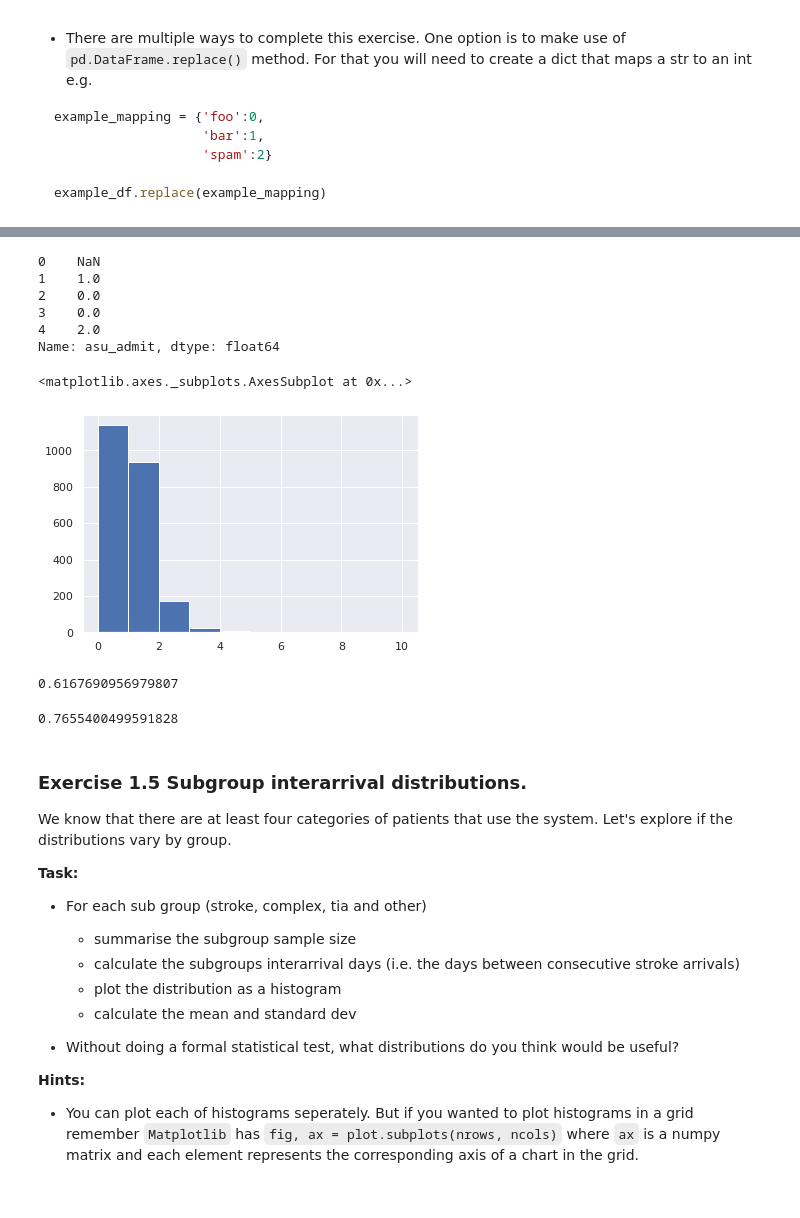
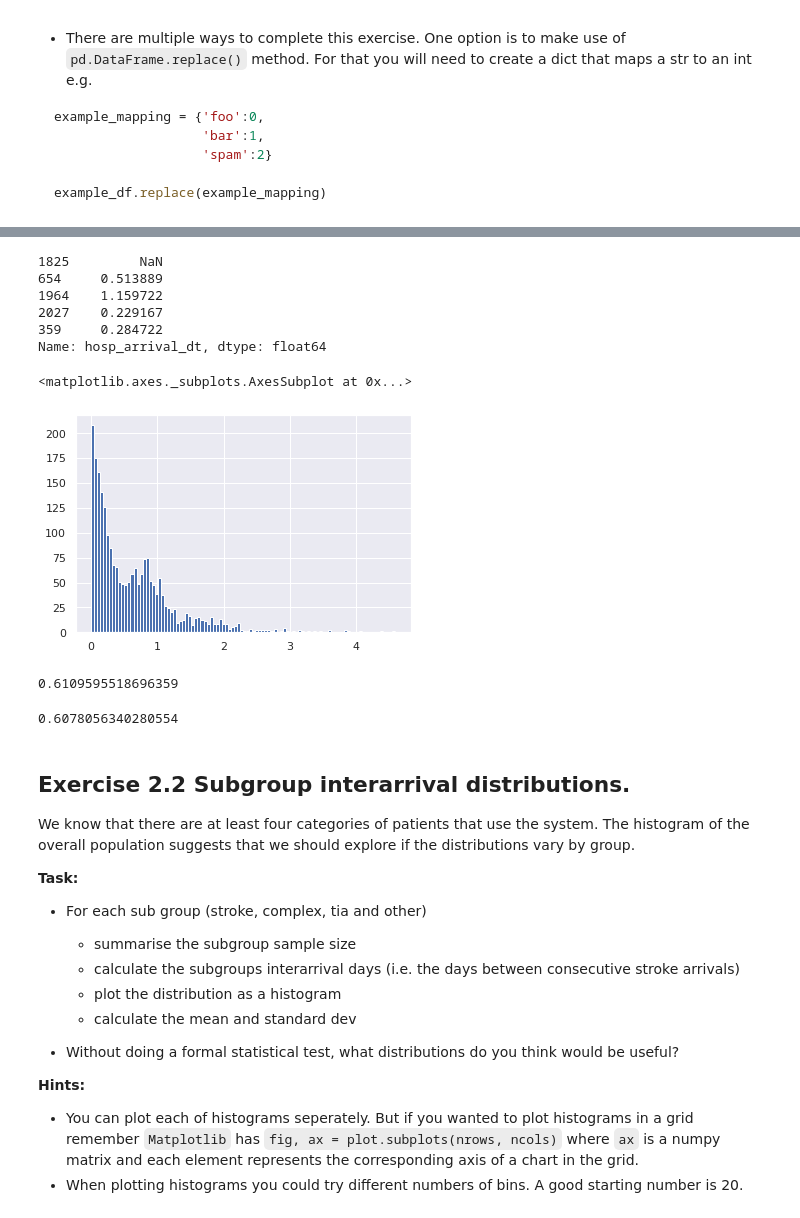
Before and after one commit to health-data-science-OR/stochastic_systems, a Jupyter notebook: labs/simulation/lab2/simulation_lab2_inputmodelling_SOLUITONS.ipynb, the cells around one changed output, grey strips where cells are left out. Drawn from its saved outputs; the diff is of its cells as text; code cells hidden in the pictures.

Commit message:
lab2 data cleaning exercise

````diff
--- a/labs/simulation/lab2/simulation_lab2_inputmodelling_SOLUITONS.ipynb
+++ b/labs/simulation/lab2/simulation_lab2_inputmodelling_SOLUITONS.ipynb
@@ -213 +291,8 @@ example_df['my_date_field'].dt.years
 ```
+# %%
+#code to load cleaned dataset.
+acute_strokes = pd.read_csv('precleaned_arrival_data.csv',
+                             parse_dates=['hosp_arrival_dt',
+                                          'asu_admit_dt',
+                                          'hosp_discharge_dt'])
+acute_strokes.info()
@@ -215,32 +313,32 @@ example_df['my_date_field'].dt.years
 #your code here ...
 # %%
 #example answer ...
-inter_arrivals = acute_strokes['asu_admit'].diff().dt.days
+inter_arrivals = acute_strokes['hosp_arrival_dt'].diff() / np.timedelta64(24, 'h')
 inter_arrivals.head()
 # %% [output]
-0    NaN
-1    1.0
-2    0.0
-3    0.0
-4    2.0
-Name: asu_admit, dtype: float64
+1825         NaN
+654     0.513889
+1964    1.159722
+2027    0.229167
+359     0.284722
+Name: hosp_arrival_dt, dtype: float64
 # %%
-inter_arrivals.hist(bins=10)
+inter_arrivals.hist(bins=100)
 # %% [output]
 <matplotlib.axes._subplots.AxesSubplot at 0x...>
-[figure, old version]
+[figure, new version]
 # %%
 inter_arrivals.mean()
 # %% [output]
-0.6167690956979807
+0.6109595518696359
 # %%
 inter_arrivals.std()
 # %% [output]
-0.7655400499591828
+0.6078056340280554
 # %% [markdown]
-### **Exercise 1.5** Subgroup interarrival distributions.
+## **Exercise 2.2** Subgroup interarrival distributions.
 
-We know that there are at least four categories of patients that use the system.  Let's explore if the distributions vary by group.
+We know that there are at least four categories of patients that use the system.  The histogram of the overall population suggests that we should explore if the distributions vary by group.
 
 **Task:**
 * For each sub group (stroke, complex, tia and other)
@@ -254,6 +352,7 @@ We know that there are at least four categories of patients that use the system.
 **Hints:**
 
 * You can plot each of histograms seperately.  But if you wanted to plot histograms in a grid remember `Matplotlib` has `fig, ax = plot.subplots(nrows, ncols)` where `ax` is a numpy matrix and each element represents the corresponding axis of a chart in the grid.
+* When plotting histograms you could try different numbers of bins.  A good starting number is 20.
 # %%
 # your code here ...
 # %%
````
Also changed, not shown: parts of 65 cells of this notebook, 3 other files.
